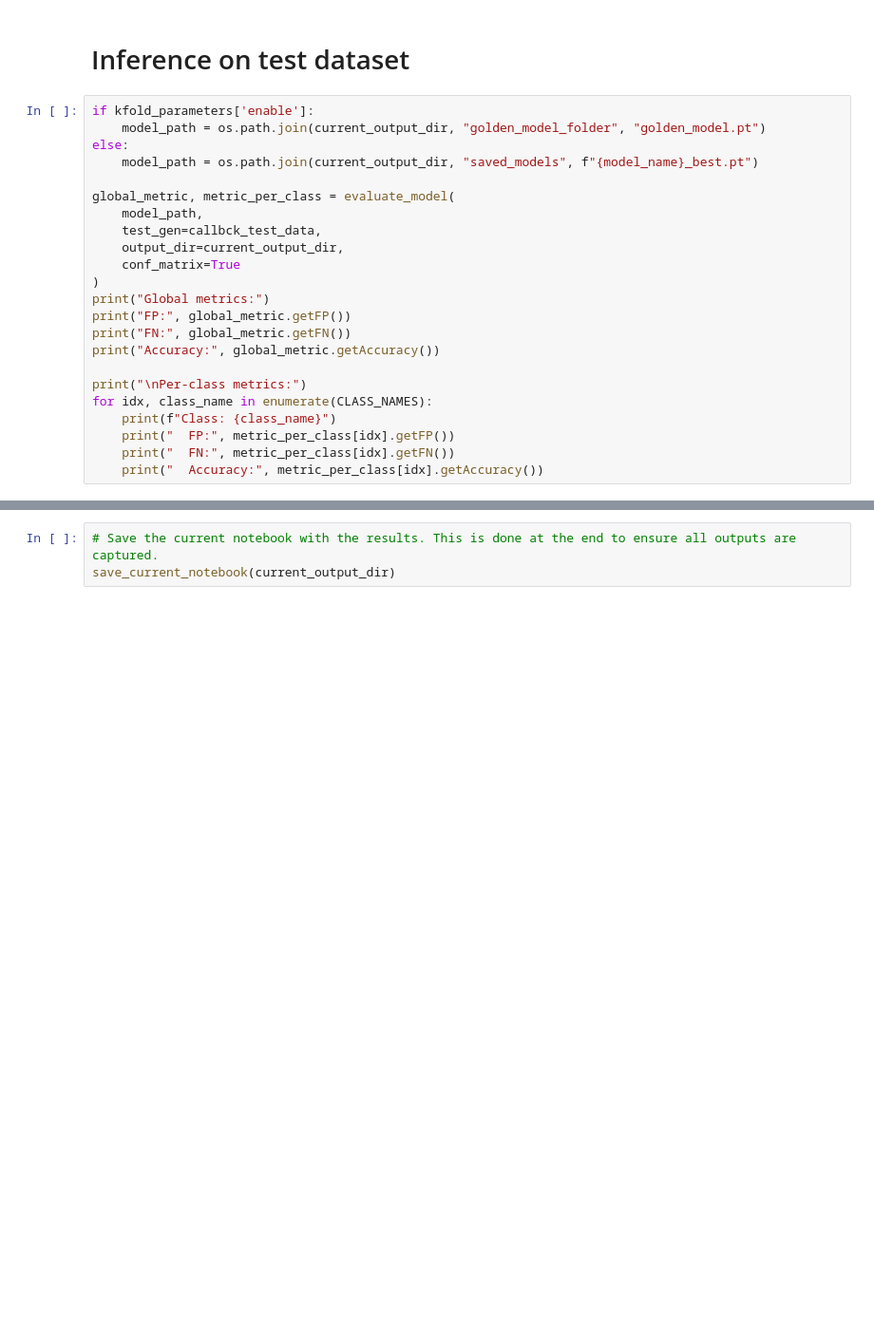
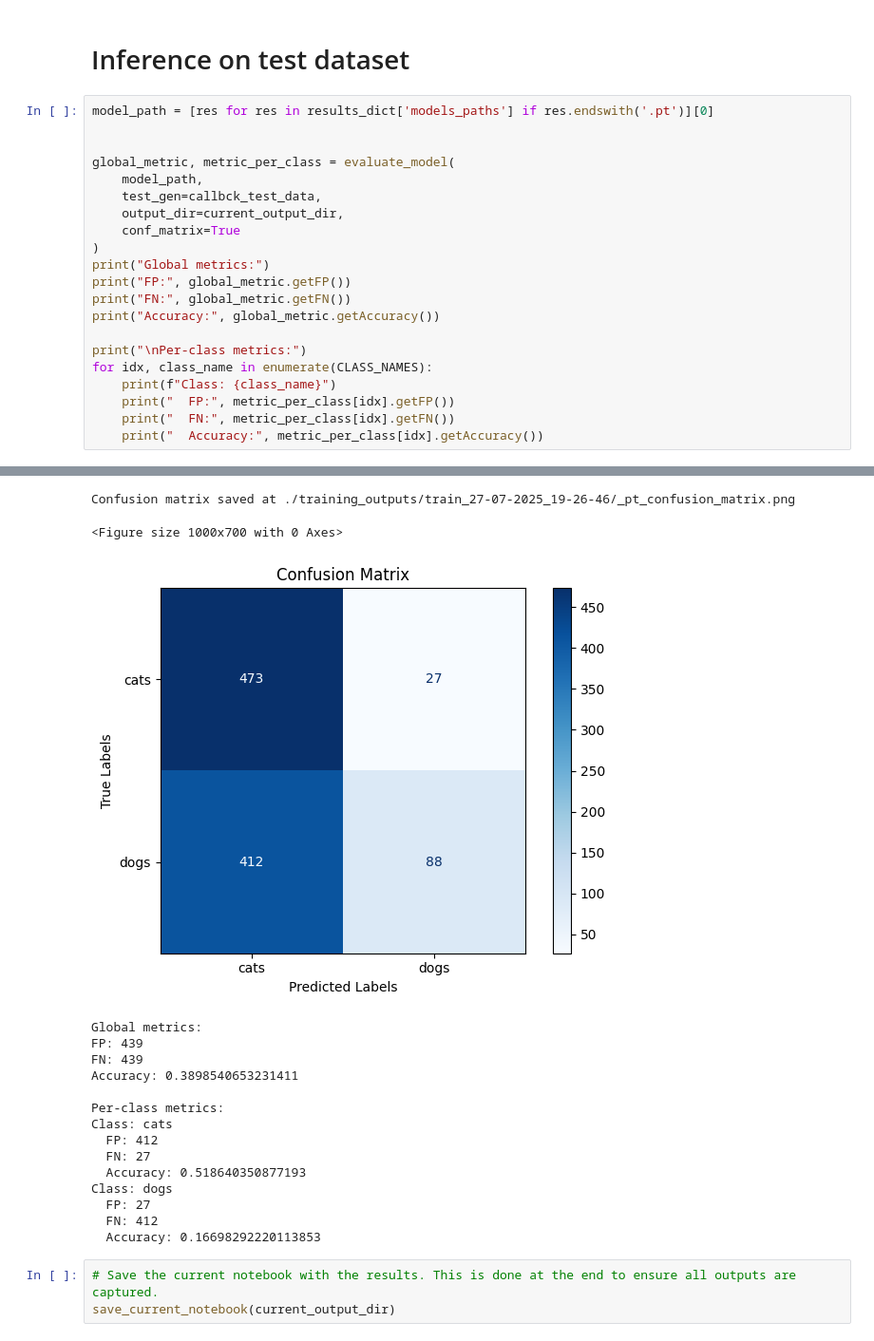
Before and after one commit to freedreamer82/saltup, a Jupyter notebook: examples/notebooks/saltup_classification_torch.ipynb, the cells around one changed output, grey strips where cells are left out. Shown at 95% size. Drawn from its saved outputs; the diff is of its cells as text; blank space fills up the shorter version.

```diff
--- a/examples/notebooks/saltup_classification_torch.ipynb
+++ b/examples/notebooks/saltup_classification_torch.ipynb
@@ -203,10 +288,8 @@ results_dict = training(
 # %% [markdown]
 # Inference on test dataset
 # %%
-if kfold_parameters['enable']:
-    model_path = os.path.join(current_output_dir, "golden_model_folder", "golden_model.pt")
-else:
-    model_path = os.path.join(current_output_dir, "saved_models", f"{model_name}_best.pt")
+model_path = [res for res in results_dict['models_paths'] if res.endswith('.pt')][0]
+
 
 global_metric, metric_per_class = evaluate_model(
     model_path,
@@ -225,3 +308,4 @@ for idx, class_name in enumerate(CLASS_NAMES):
     print("  FP:", metric_per_class[idx].getFP())
     print("  FN:", metric_per_class[idx].getFN())
     print("  Accuracy:", metric_per_class[idx].getAccuracy())
+# %% [output]
@@ -228,3 +313,20 @@ for idx, class_name in enumerate(CLASS_NAMES):
+Confusion matrix saved at ./training_outputs/train_27-07-2025_19-26-46/_pt_confusion_matrix.png
+<Figure size 1000x700 with 0 Axes>
+[figure, added]
+Global metrics:
+FP: 439
+FN: 439
+Accuracy: 0.3898540653231411
+
+Per-class metrics:
+Class: cats
+  FP: 412
+  FN: 27
+  Accuracy: 0.518640350877193
+Class: dogs
+  FP: 27
+  FN: 412
+  Accuracy: 0.16698292220113853
 # %%
 # Save the current notebook with the results. This is done at the end to ensure all outputs are captured.
 save_current_notebook(current_output_dir)
```
Also changed, not shown: parts of 6 cells of this notebook, 3 other files.
